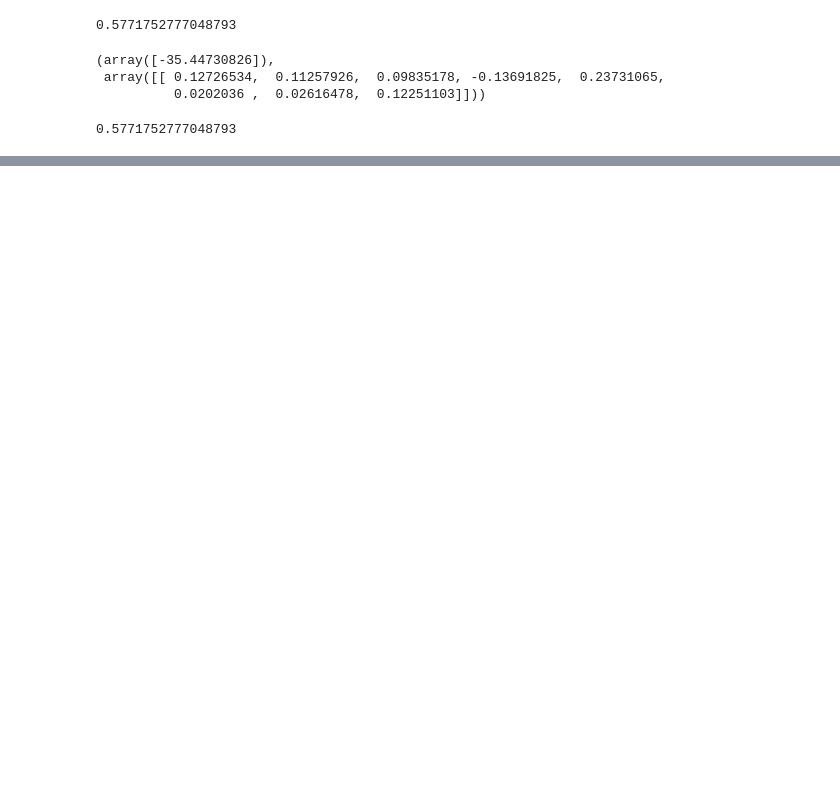
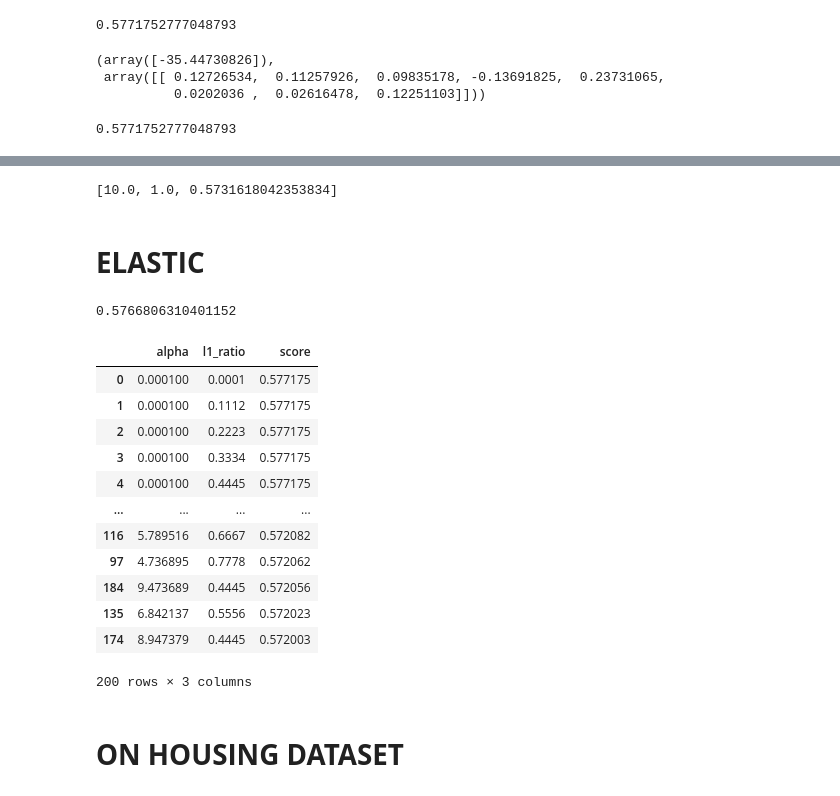
Before and after one commit to MayureshOP-max/MachineLearning, a Jupyter notebook: Day2_ML.ipynb, the cells around one changed output, grey strips where cells are left out. Saved outputs shown, nothing was run; the diff lists cells and outputs as text; code cells hidden in the pictures; blank space fills up the shorter version.

```diff
--- a/Day2_ML.ipynb
+++ b/Day2_ML.ipynb
@@ -162,0 +211,6 @@ r2_score(y_test, y_pred)
+# %%
+max(scores)
+# %% [output]
+[10.0, 1.0, 0.5731618042353834]
+# %% [markdown]
+# **ELASTIC**
@@ -162,0 +229,42 @@ r2_score(y_test, y_pred)
+# %%
+concrete_compressive_strength = fetch_ucirepo(id=165)
+X = concrete_compressive_strength.data.features
+y = concrete_compressive_strength.data.targets
+# %%
+X_train, X_test, y_train, y_test = train_test_split(X, y, test_size=0.3, random_state=24)
+elastic = ElasticNet()
+elastic.fit(X_train, y_train)
+y_pred = elastic.predict(X_test)
+r2_score(y_test, y_pred)
+# %% [output]
+0.5766806310401152
+# %%
+alphas = np.linspace(0.0001, 10,20)
+l1 = np.linspace(0.0001, 1,10)
+scores = []
+for a in alphas:
+  for i in l1:
+    elastic = ElasticNet(alpha=a, l1_ratio=i)
+    elastic.fit(X_train, y_train)
+    y_pred = elastic.predict(X_test)
+    r2_score(y_test, y_pred)
+    scores.append([a,i,r2_score(y_test, y_pred)])
+
+df_scores = pd.DataFrame(scores, columns=['alpha', 'l1_ratio', 'score'])
+df_scores.sort_values('score', ascending=False)
+# %% [output]
+|  | alpha | l1_ratio | score |
+| 0 | 0.000100 | 0.0001 | 0.577175 |
+| 1 | 0.000100 | 0.1112 | 0.577175 |
+| 2 | 0.000100 | 0.2223 | 0.577175 |
+| 3 | 0.000100 | 0.3334 | 0.577175 |
+| 4 | 0.000100 | 0.4445 | 0.577175 |
+| ... | ... | ... | ... |
+| 116 | 5.789516 | 0.6667 | 0.572082 |
+| 97 | 4.736895 | 0.7778 | 0.572062 |
+| 184 | 9.473689 | 0.4445 | 0.572056 |
+| 135 | 6.842137 | 0.5556 | 0.572023 |
+| 174 | 8.947379 | 0.4445 | 0.572003 |
+200 rows × 3 columns
+# %% [markdown]
+# **ON HOUSING DATASET**
```
Also changed, not shown: parts of 11 cells of this notebook.
